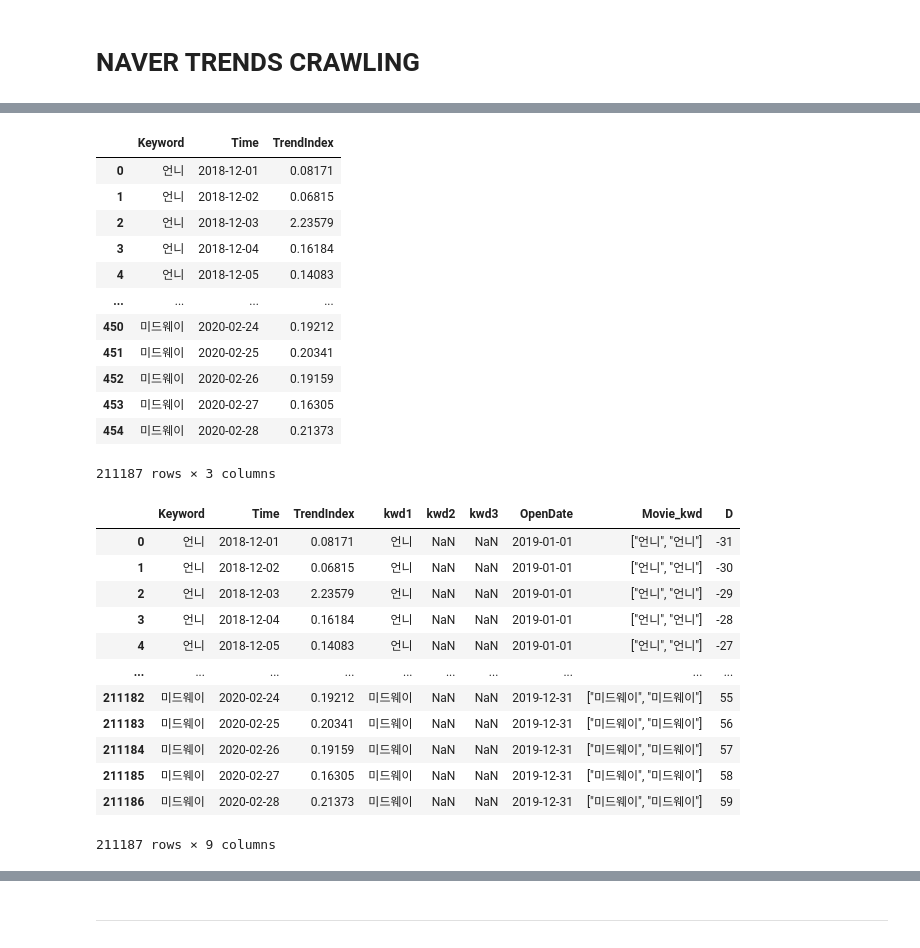
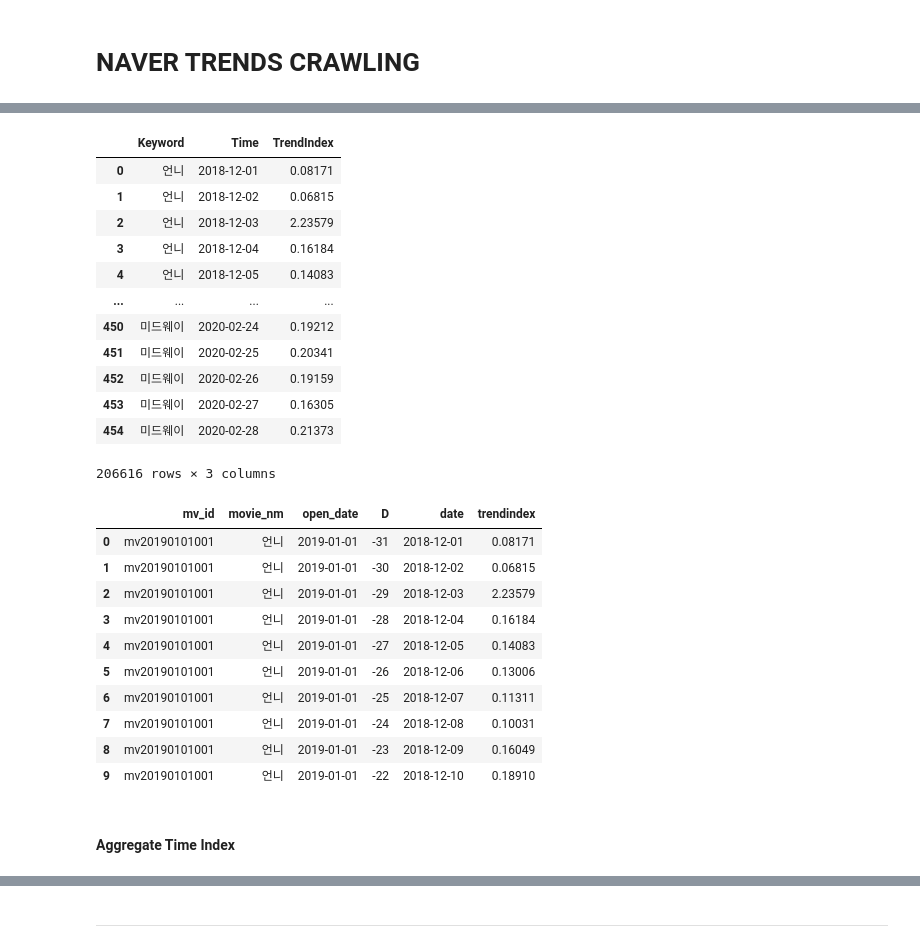
Before and after one commit to taeshahn/MovieTrends, a Jupyter notebook: src/12_NT_collect.ipynb, the cells around one changed output, grey strips where cells are left out. Drawn from its saved outputs; the diff is of its cells as text; code cells hidden in the pictures.

Commit message:
Make data files for analysis

```diff
--- a/src/12_NT_collect.ipynb
+++ b/src/12_NT_collect.ipynb
@@ -23,4 +25,4 @@ api_info = {
 # %%
-mv2019 = pd.read_table("~/MovieTrends/data/movie_data_200610.csv", sep = ",", encoding = "UTF-8", header=0, names = ["Title", "kwd1", "kwd2", "kwd3", "OpenDate"])
-mv2019.OpenDate = pd.Series([pd.Timestamp(datetime.strptime(i, '%Y%m%d')) for i in map(str, mv2019.OpenDate)])
-mv2019["Movie_kwd"] = [json.dumps([itm for itm in [row.Title, row.kwd1, row.kwd2, row.kwd3] if itm is not np.nan], ensure_ascii = False) for idx, row in mv2019.iterrows()]
+mv_std_info = pd.read_table("~/MovieTrends/data/mv_std_info.dat", sep = "|", header=0, encoding = "UTF-8", names = ['mv_id', 'title', 'kwd1', 'kwd2', 'kwd3', 'kwdcb', 'open_date'])
+mv_std_info['open_date'] = pd.Series([pd.Timestamp(datetime.strptime(i, '%Y%m%d')) for i in map(str, mv_std_info.open_date)])
+mv_std_info['Movie_kwd'] = [json.dumps([itm for itm in [row.title, row.kwd1, row.kwd2, row.kwd3] if itm is not np.nan], ensure_ascii = False) for idx, row in mv_std_info.iterrows()]
@@ -27,7 +31,7 @@ mv2019["Movie_kwd"] = [json.dumps([itm for itm in [row.Title, row.kwd1, row.kwd2
 # %%
 NT = NaverTrend()
 NT.set_api_info(api_info)
-NT.load_data(mv2019)
+NT.load_data(mv_std_info)
 # %%
 NT.set_movie(max = True)
 # %% [output]
@@ -85,24 +89,25 @@ result_full
 | 452 | 미드웨이 | 2020-02-26 | 0.19159 |
 | 453 | 미드웨이 | 2020-02-27 | 0.16305 |
 | 454 | 미드웨이 | 2020-02-28 | 0.21373 |
-211187 rows × 3 columns
+206616 rows × 3 columns
 # %%
-result_merged = result_full.merge(NT.movie_data_full, how="left", left_on="Keyword", right_on="Title").drop("Title", 1)
-result_merged["D"] = result_merged.Time - result_merged.OpenDate
+result_merged = result_full.merge(NT.movie_data_full, how="left", left_on="Keyword", right_on="title").drop("title", 1)
+result_merged["D"] = result_merged.Time - result_merged.open_date
 result_merged.D = [i.days for i in result_merged.D]
-result_merged
+result_merged = result_merged[['mv_id', 'Keyword', 'open_date', 'D', 'Time', 'TrendIndex']]
+result_merged.columns = ['mv_id', 'movie_nm', 'open_date', 'D', 'date', 'trendindex']
-# %% [output]
-|  | Keyword | Time | TrendIndex | kwd1 | kwd2 | kwd3 | OpenDate | Movie_kwd | D |
-| 0 | 언니 | 2018-12-01 | 0.08171 | 언니 | NaN | NaN | 2019-01-01 | ["언니", "언니"] | -31 |
-| 1 | 언니 | 2018-12-02 | 0.06815 | 언니 | NaN | NaN | 2019-01-01 | ["언니", "언니"] | -30 |
-| 2 | 언니 | 2018-12-03 | 2.23579 | 언니 | NaN | NaN | 2019-01-01 | ["언니", "언니"] | -29 |
-| 3 | 언니 | 2018-12-04 | 0.16184 | 언니 | NaN | NaN | 2019-01-01 | ["언니", "언니"] | -28 |
-| 4 | 언니 | 2018-12-05 | 0.14083 | 언니 | NaN | NaN | 2019-01-01 | ["언니", "언니"] | -27 |
-| ... | ... | ... | ... | ... | ... | ... | ... | ... | ... |
-| 211182 | 미드웨이 | 2020-02-24 | 0.19212 | 미드웨이 | NaN | NaN | 2019-12-31 | ["미드웨이", "미드웨이"] | 55 |
-| 211183 | 미드웨이 | 2020-02-25 | 0.20341 | 미드웨이 | NaN | NaN | 2019-12-31 | ["미드웨이", "미드웨이"] | 56 |
-| 211184 | 미드웨이 | 2020-02-26 | 0.19159 | 미드웨이 | NaN | NaN | 2019-12-31 | ["미드웨이", "미드웨이"] | 57 |
-| 211185 | 미드웨이 | 2020-02-27 | 0.16305 | 미드웨이 | NaN | NaN | 2019-12-31 | ["미드웨이", "미드웨이"] | 58 |
-| 211186 | 미드웨이 | 2020-02-28 | 0.21373 | 미드웨이 | NaN | NaN | 2019-12-31 | ["미드웨이", "미드웨이"] | 59 |
-211187 rows × 9 columns
+# %%
+result_merged.head(10)
+# %% [output]
+|  | mv_id | movie_nm | open_date | D | date | trendindex |
+| 0 | mv20190101001 | 언니 | 2019-01-01 | -31 | 2018-12-01 | 0.08171 |
+| 1 | mv20190101001 | 언니 | 2019-01-01 | -30 | 2018-12-02 | 0.06815 |
+| 2 | mv20190101001 | 언니 | 2019-01-01 | -29 | 2018-12-03 | 2.23579 |
+| 3 | mv20190101001 | 언니 | 2019-01-01 | -28 | 2018-12-04 | 0.16184 |
+| 4 | mv20190101001 | 언니 | 2019-01-01 | -27 | 2018-12-05 | 0.14083 |
+| 5 | mv20190101001 | 언니 | 2019-01-01 | -26 | 2018-12-06 | 0.13006 |
+| 6 | mv20190101001 | 언니 | 2019-01-01 | -25 | 2018-12-07 | 0.11311 |
+| 7 | mv20190101001 | 언니 | 2019-01-01 | -24 | 2018-12-08 | 0.10031 |
+| 8 | mv20190101001 | 언니 | 2019-01-01 | -23 | 2018-12-09 | 0.16049 |
+| 9 | mv20190101001 | 언니 | 2019-01-01 | -22 | 2018-12-10 | 0.18910 |
 # %%
@@ -109,0 +115,2 @@ result_merged.to_csv("./MovieTrends/output/result_final.csv")
+# %% [markdown]
+#### Aggregate Time Index
```
Also changed, not shown: parts of 11 cells of this notebook, 6 other files.
